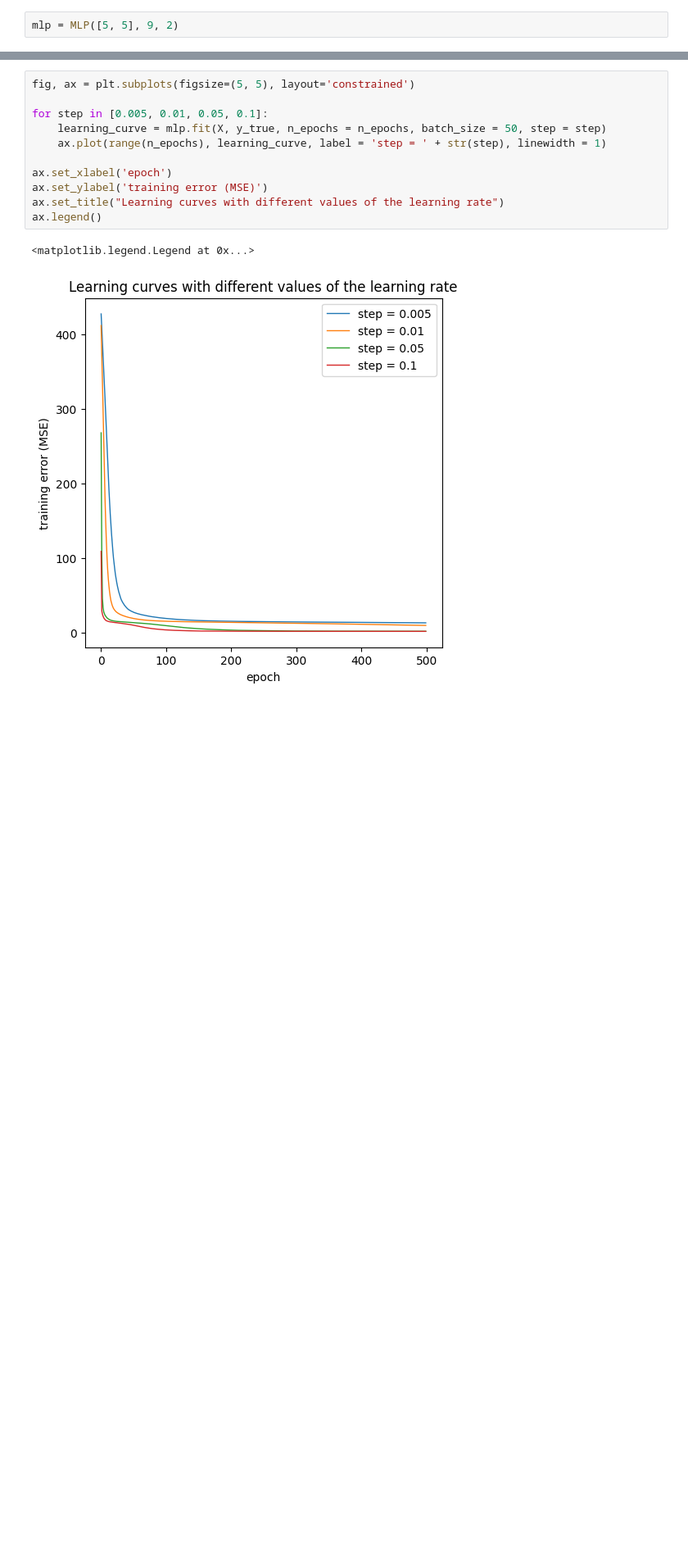
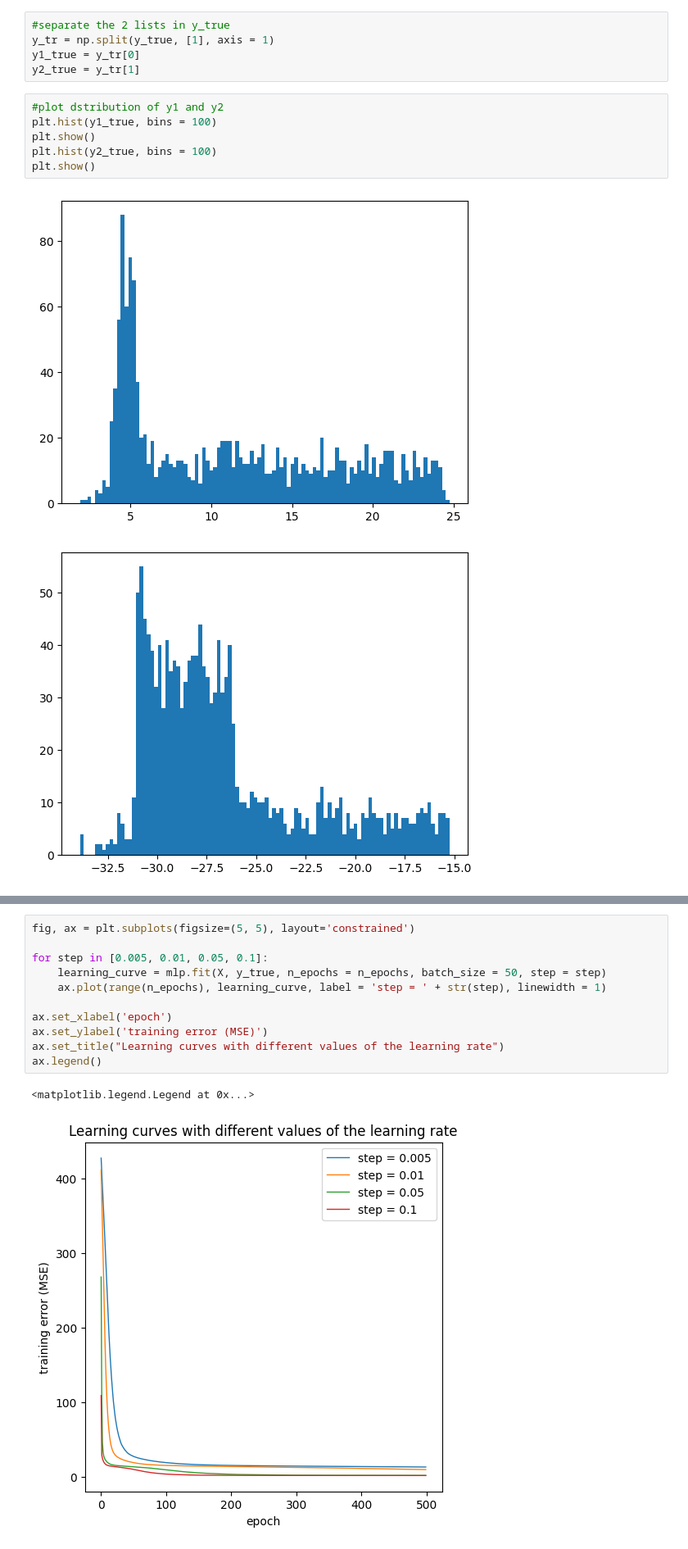
Before and after one commit to DreRnc/MLx2, a Jupyter notebook: main.ipynb, the cells around one changed output, grey strips where cells are left out. Shown: that part at 82% size. Cells and saved outputs as stored; diff of their text form; blank space fills up the shorter version.

```diff
--- a/main.ipynb
+++ b/main.ipynb
@@ -41,4 +42,16 @@ n_epochs = 500
 (1492, 9)
 (1492, 2)
-# %%
-mlp = MLP([5, 5], 9, 2)
+# %%
+#separate the 2 lists in y_true
+y_tr = np.split(y_true, [1], axis = 1)
+y1_true = y_tr[0]
+y2_true = y_tr[1]
+# %%
+#plot dstribution of y1 and y2
+plt.hist(y1_true, bins = 100)
+plt.show()
+plt.hist(y2_true, bins = 100)
+plt.show()
+# %% [output]
+[figure, added]
+[figure, added]
```
Also changed, not shown: parts of 6 cells of this notebook.
